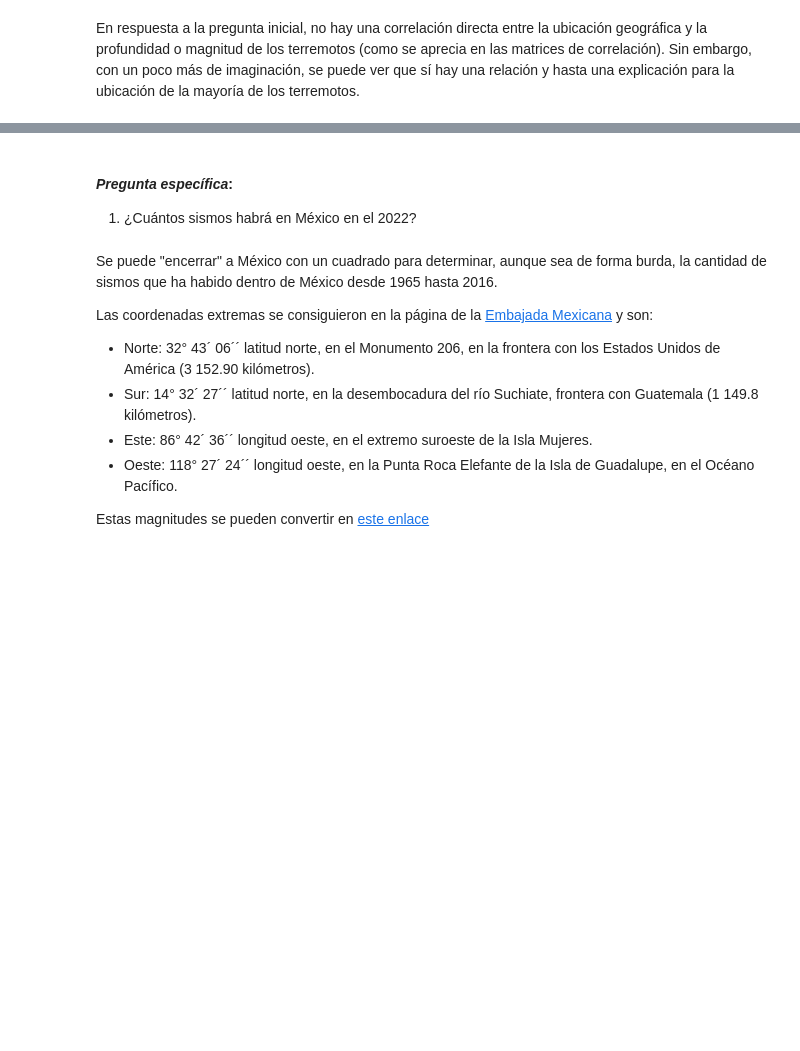
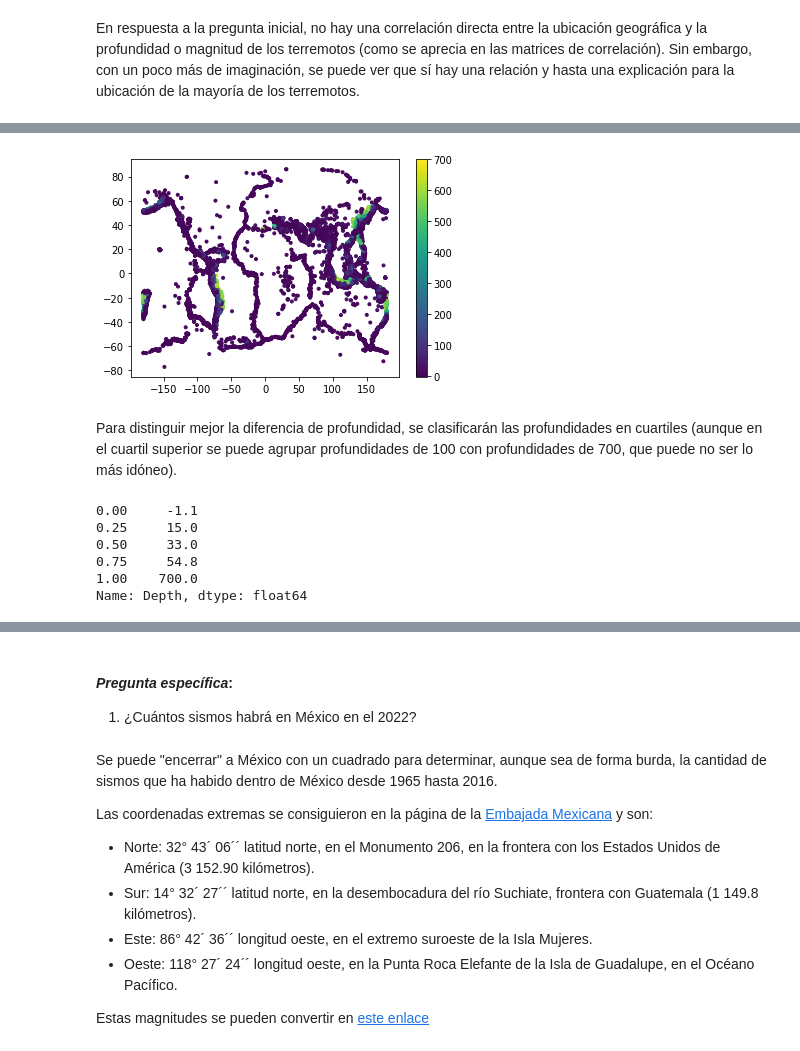
Before and after one commit to gilesitorr/DataScience3_Bloque3, a Jupyter notebook: Postwork_7/Readme.ipynb, the cells around one changed output, grey strips where cells are left out. Cells and saved outputs as stored; diff of their text form; code cells hidden in the pictures; blank space fills up the shorter version.

```diff
--- a/Postwork_7/Readme.ipynb
+++ b/Postwork_7/Readme.ipynb
@@ -667,0 +697,21 @@ En respuesta a la pregunta inicial, no hay una correlación directa entre la ubi
+# %%
+plt.scatter(df_resumen["Longitude"], df_particular_2["Latitude"], c=df_resumen["Depth"], marker=".")
+plt.colorbar()
+plt.show()
+# %% [output]
+[figure, added]
+# %% [markdown]
+Para distinguir mejor la diferencia de profundidad, se clasificarán las profundidades en cuartiles (aunque en el cuartil superior se puede agrupar profundidades de 100 con profundidades de 700, que puede no ser lo más idóneo).
+# %%
+df_Earthquake = df_resumen.copy()
+
+#Se encuentran los cuartiles de la profundidad
+prof_quantiles=df_Earthquake['Depth'].quantile(q=[0,0.25,0.5,0.75,1])
+prof_quantiles
+# %% [output]
+0.00     -1.1
+0.25     15.0
+0.50     33.0
+0.75     54.8
+1.00    700.0
+Name: Depth, dtype: float64
```
Also changed, not shown: parts of 37 cells of this notebook.
